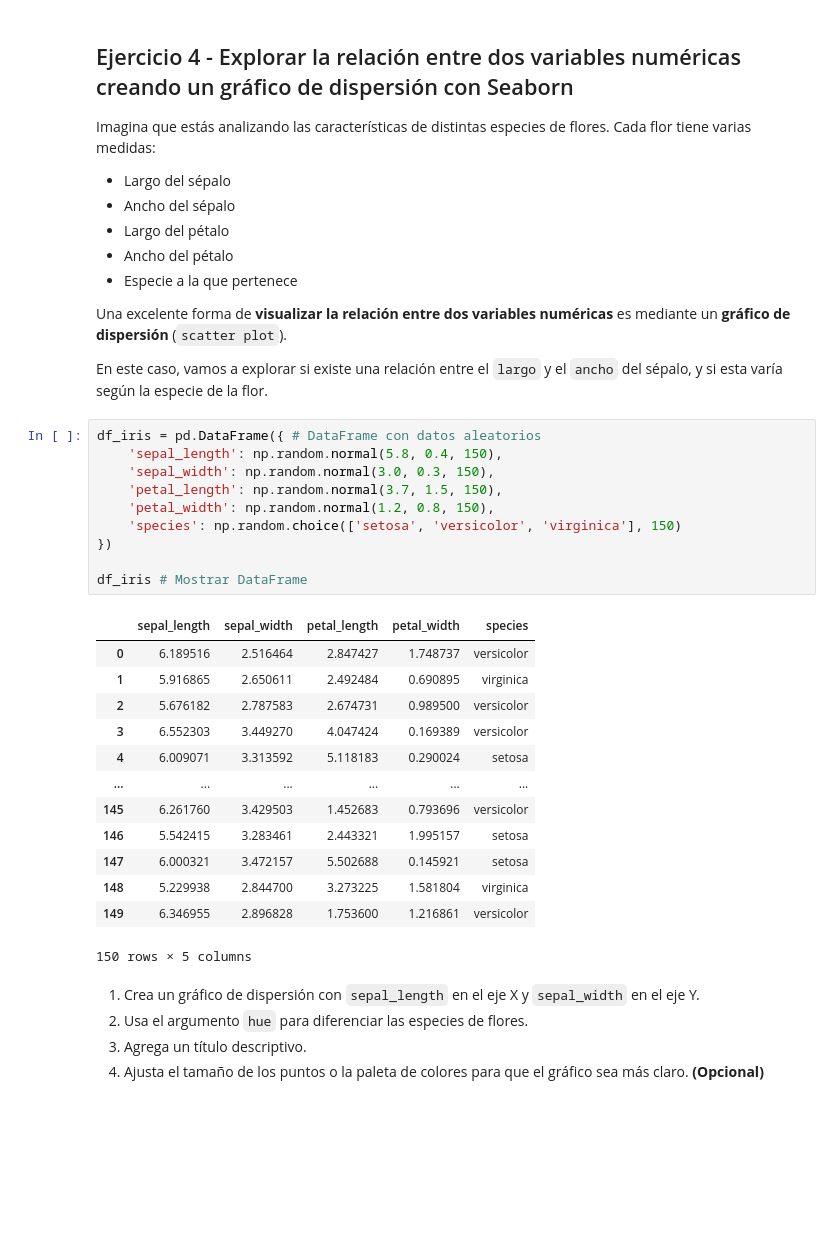
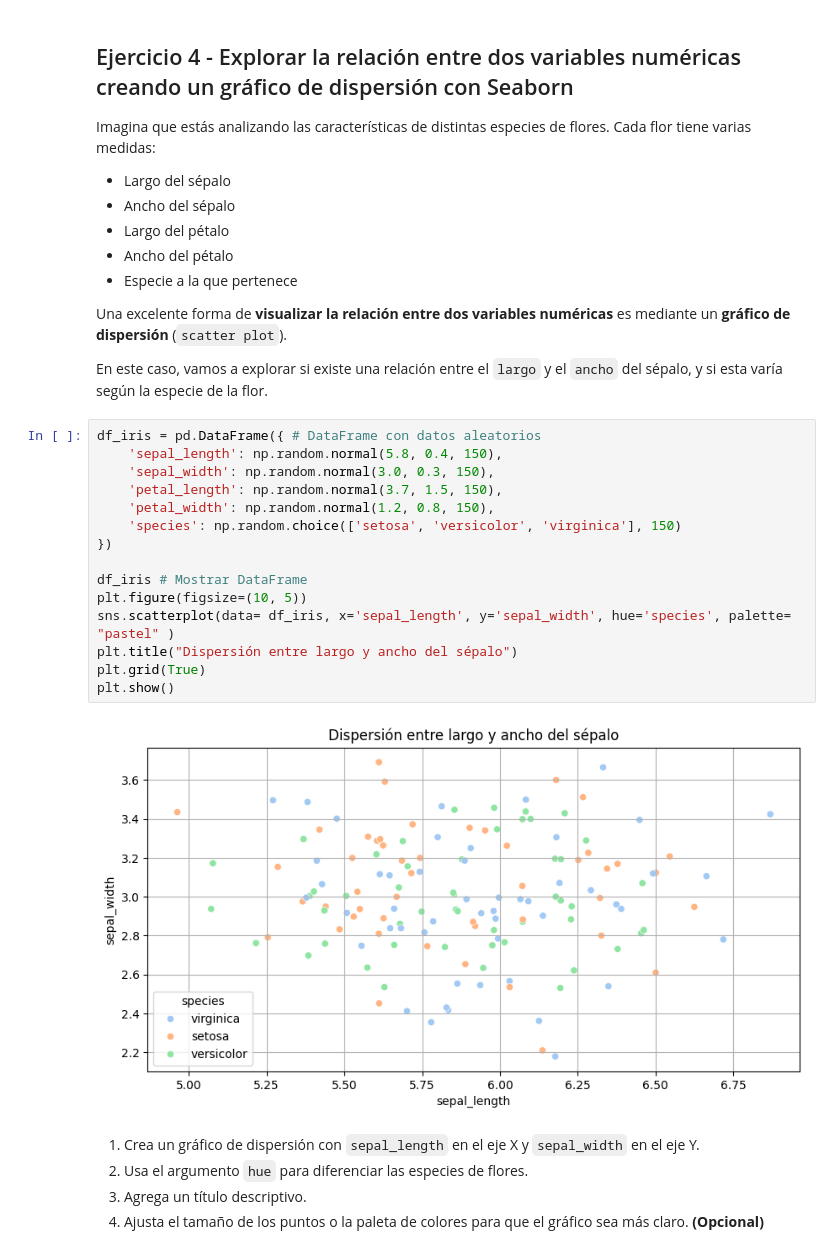
Before and after one commit to Brenda-Carloni/visualization-exercises-with-matplot-and-seaborn, a Jupyter notebook: notebook/solutions.es.ipynb, the cells around one changed output. Drawn from its saved outputs; the diff is of its cells as text; blank space fills up the shorter version.

```diff
--- a/notebook/solutions.es.ipynb
+++ b/notebook/solutions.es.ipynb
@@ -135,27 +135,20 @@ En este caso, vamos a explorar si existe una relación entre el `largo` y el `an
 # %%
 df_iris = pd.DataFrame({ # DataFrame con datos aleatorios
     'sepal_length': np.random.normal(5.8, 0.4, 150),
     'sepal_width': np.random.normal(3.0, 0.3, 150),
     'petal_length': np.random.normal(3.7, 1.5, 150),
     'petal_width': np.random.normal(1.2, 0.8, 150),
     'species': np.random.choice(['setosa', 'versicolor', 'virginica'], 150)
 })
 
 df_iris # Mostrar DataFrame
+plt.figure(figsize=(10, 5))
+sns.scatterplot(data= df_iris, x='sepal_length', y='sepal_width', hue='species', palette= "pastel" )
+plt.title("Dispersión entre largo y ancho del sépalo")
+plt.grid(True)
+plt.show()
 # %% [output]
-|  | sepal_length | sepal_width | petal_length | petal_width | species |
-| 0 | 6.189516 | 2.516464 | 2.847427 | 1.748737 | versicolor |
-| 1 | 5.916865 | 2.650611 | 2.492484 | 0.690895 | virginica |
-| 2 | 5.676182 | 2.787583 | 2.674731 | 0.989500 | versicolor |
-| 3 | 6.552303 | 3.449270 | 4.047424 | 0.169389 | versicolor |
-| 4 | 6.009071 | 3.313592 | 5.118183 | 0.290024 | setosa |
-| ... | ... | ... | ... | ... | ... |
-| 145 | 6.261760 | 3.429503 | 1.452683 | 0.793696 | versicolor |
-| 146 | 5.542415 | 3.283461 | 2.443321 | 1.995157 | setosa |
-| 147 | 6.000321 | 3.472157 | 5.502688 | 0.145921 | setosa |
-| 148 | 5.229938 | 2.844700 | 3.273225 | 1.581804 | virginica |
-| 149 | 6.346955 | 2.896828 | 1.753600 | 1.216861 | versicolor |
-150 rows × 5 columns
+[figure, added]
 # %% [markdown]
 1. Crea un gráfico de dispersión con `sepal_length` en el eje X y `sepal_width` en el eje Y.
 2. Usa el argumento `hue` para diferenciar las especies de flores.
```
Also changed, not shown: parts of 1 cell of this notebook.
